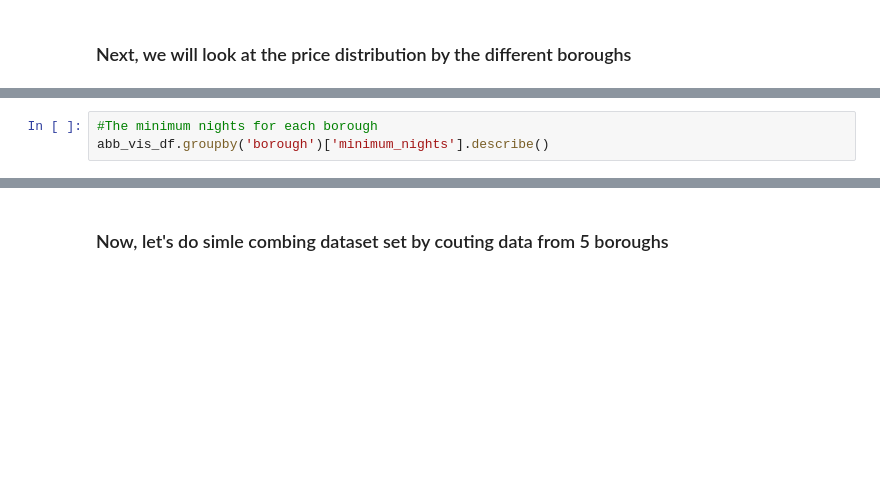
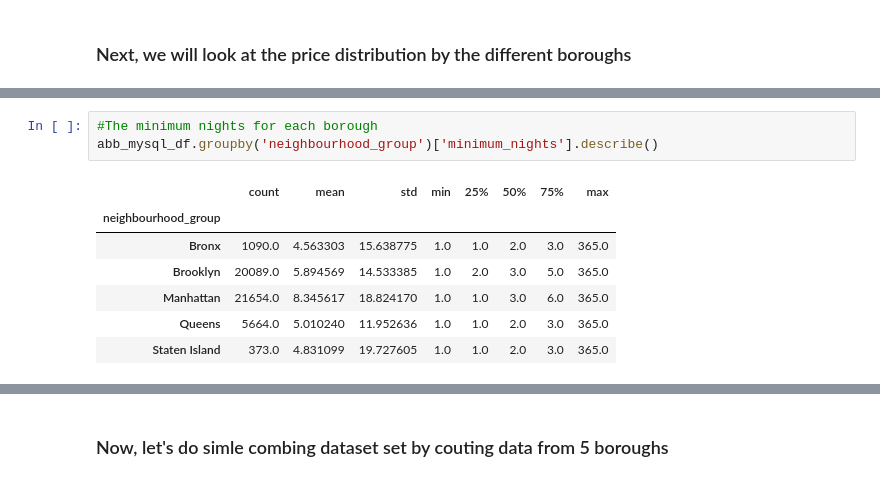
Before and after one commit to ZipCodeCore/DataEngineering.Labs.AirflowProject, a Jupyter notebook: jupyter_nb/nyc_abb_vis2022.ipynb, the cells around one changed output, grey strips where cells are left out. Saved outputs shown, nothing was run; the diff lists cells and outputs as text; blank space fills up the shorter version.

```diff
--- a/jupyter_nb/nyc_abb_vis2022.ipynb
+++ b/jupyter_nb/nyc_abb_vis2022.ipynb
@@ -158,5 +171,13 @@ abb_vis_df.groupby('borough')['price'].describe().round(2)
 # %%
 #The minimum nights for each borough
-abb_vis_df.groupby('borough')['minimum_nights'].describe()
+abb_mysql_df.groupby('neighbourhood_group')['minimum_nights'].describe()
+# %% [output]
+|  | count | mean | std | min | 25% | 50% | 75% | max |
+| neighbourhood_group |  |  |  |  |  |  |  |  |
+| Bronx | 1090.0 | 4.563303 | 15.638775 | 1.0 | 1.0 | 2.0 | 3.0 | 365.0 |
+| Brooklyn | 20089.0 | 5.894569 | 14.533385 | 1.0 | 2.0 | 3.0 | 5.0 | 365.0 |
+| Manhattan | 21654.0 | 8.345617 | 18.824170 | 1.0 | 1.0 | 3.0 | 6.0 | 365.0 |
+| Queens | 5664.0 | 5.010240 | 11.952636 | 1.0 | 1.0 | 2.0 | 3.0 | 365.0 |
+| Staten Island | 373.0 | 4.831099 | 19.727605 | 1.0 | 1.0 | 2.0 | 3.0 | 365.0 |
 # %%
 #Pivot table, 5 boroughs
```
Also changed, not shown: parts of 6 cells of this notebook.
